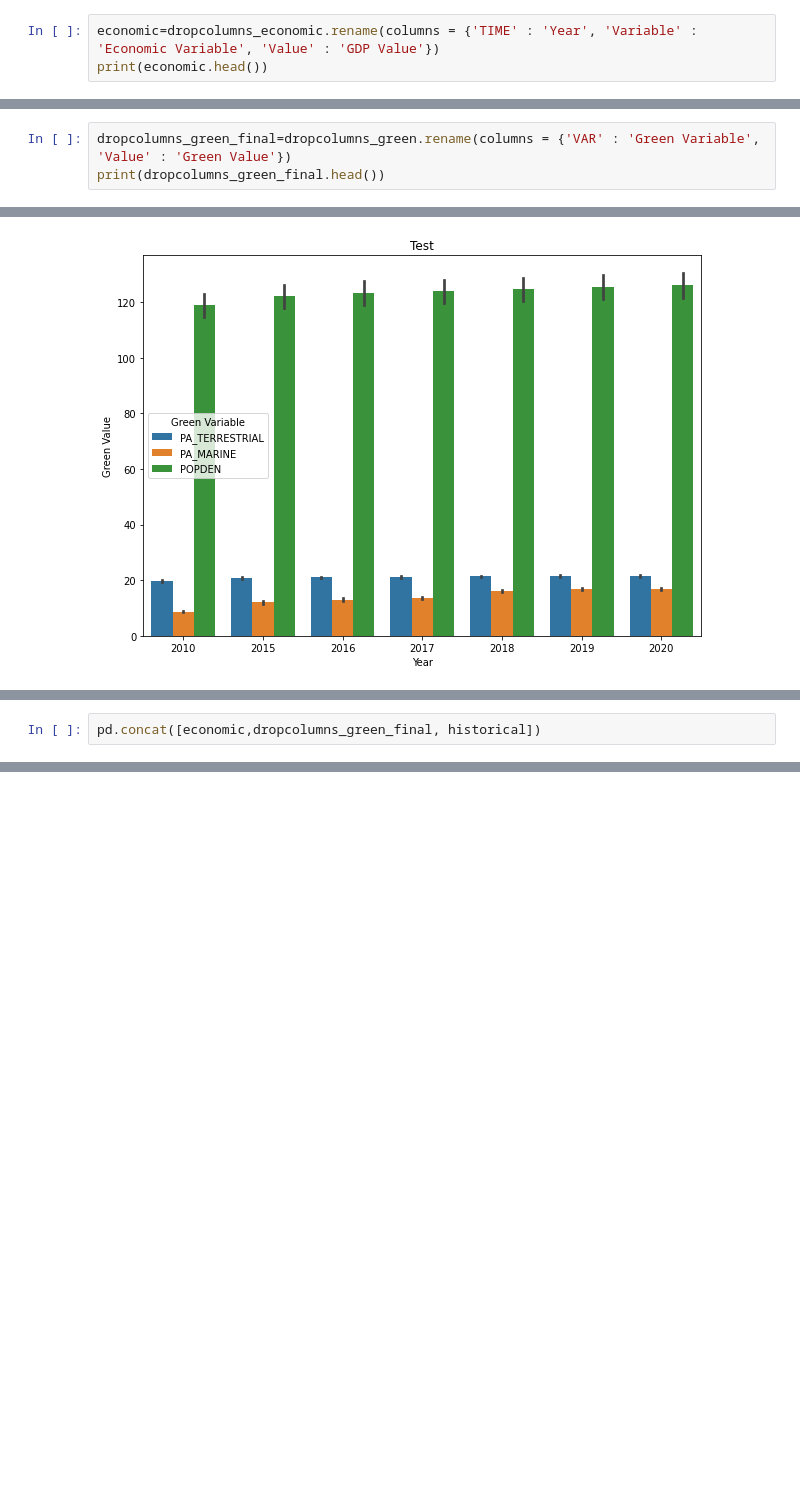
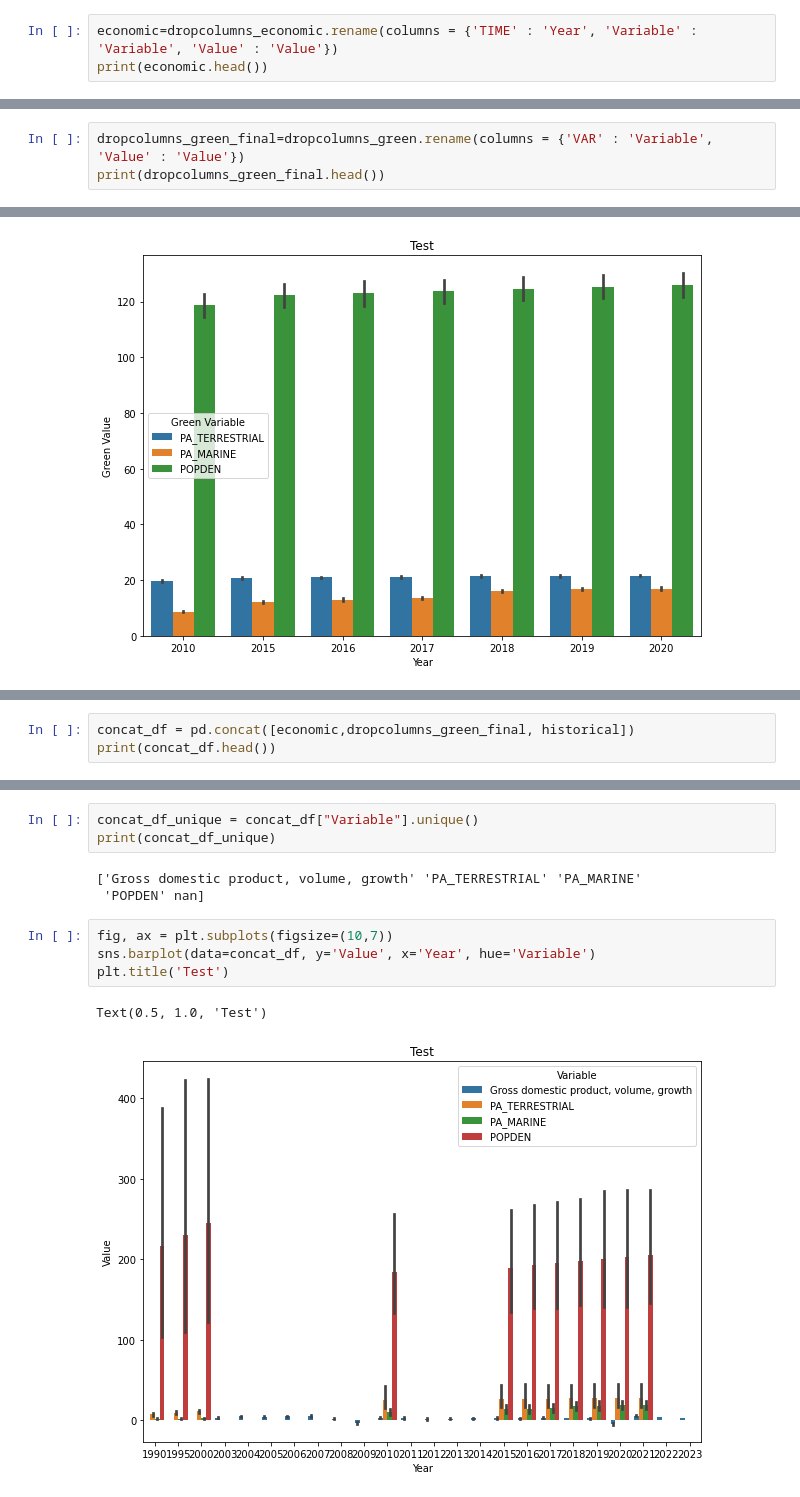
Before and after one commit to BoSuto/Data-analysis-for-business-March-2022-, a Jupyter notebook: Population, Economics & Green Growth.ipynb, the cells around one changed output, grey strips where cells are left out. Drawn from its saved outputs; the diff is of its cells as text; blank space fills up the shorter version.

Commit message:
working on concat DF

```diff
--- a/Population, Economics & Green Growth.ipynb
+++ b/Population, Economics & Green Growth.ipynb
@@ -713,6 +719,6 @@ dropcolumns_economic.head()
 | Australia | Gross domestic product, volume, g... | 2006 | 2.756867 |
 | Australia | Gross domestic product, volume, g... | 2007 | 4.429282 |
 # %%
-economic=dropcolumns_economic.rename(columns = {'TIME' : 'Year', 'Variable' : 'Economic Variable', 'Value' : 'GDP Value'})
+economic=dropcolumns_economic.rename(columns = {'TIME' : 'Year', 'Variable' : 'Variable', 'Value' : 'Value'})
 print(economic.head())
 # %% [output]
@@ -778,6 +784,6 @@ dropcolumns_green.head()
 | Bulgaria | PA_TERRESTRIAL | 2010 | 40.671747 |
 | Bulgaria | PA_TERRESTRIAL | 2015 | 40.870565 |
 # %%
-dropcolumns_green_final=dropcolumns_green.rename(columns = {'VAR' : 'Green Variable', 'Value' : 'Green Value'})
+dropcolumns_green_final=dropcolumns_green.rename(columns = {'VAR' : 'Variable', 'Value' : 'Value'})
 print(dropcolumns_green_final.head())
 # %% [output]
@@ -885,3 +872,4 @@ Ireland   1.294209  PA_TERRESTRIAL     13.66014    Men          177564.0
 # %%
-pd.concat([economic,dropcolumns_green_final, historical])
+concat_df = pd.concat([economic,dropcolumns_green_final, historical])
+print(concat_df.head())
 # %% [output]
@@ -901,0 +904,13 @@ pd.concat([economic,dropcolumns_green_final, historical])
+# %%
+concat_df_unique = concat_df["Variable"].unique()
+print(concat_df_unique)
+# %% [output]
+['Gross domestic product, volume, growth' 'PA_TERRESTRIAL' 'PA_MARINE'
+ 'POPDEN' nan]
+# %%
+fig, ax = plt.subplots(figsize=(10,7))
+sns.barplot(data=concat_df, y='Value', x='Year', hue='Variable')
+plt.title('Test')
+# %% [output]
+Text(0.5, 1.0, 'Test')
+[figure, added]
```
Also changed, not shown: parts of 13 cells of this notebook.
